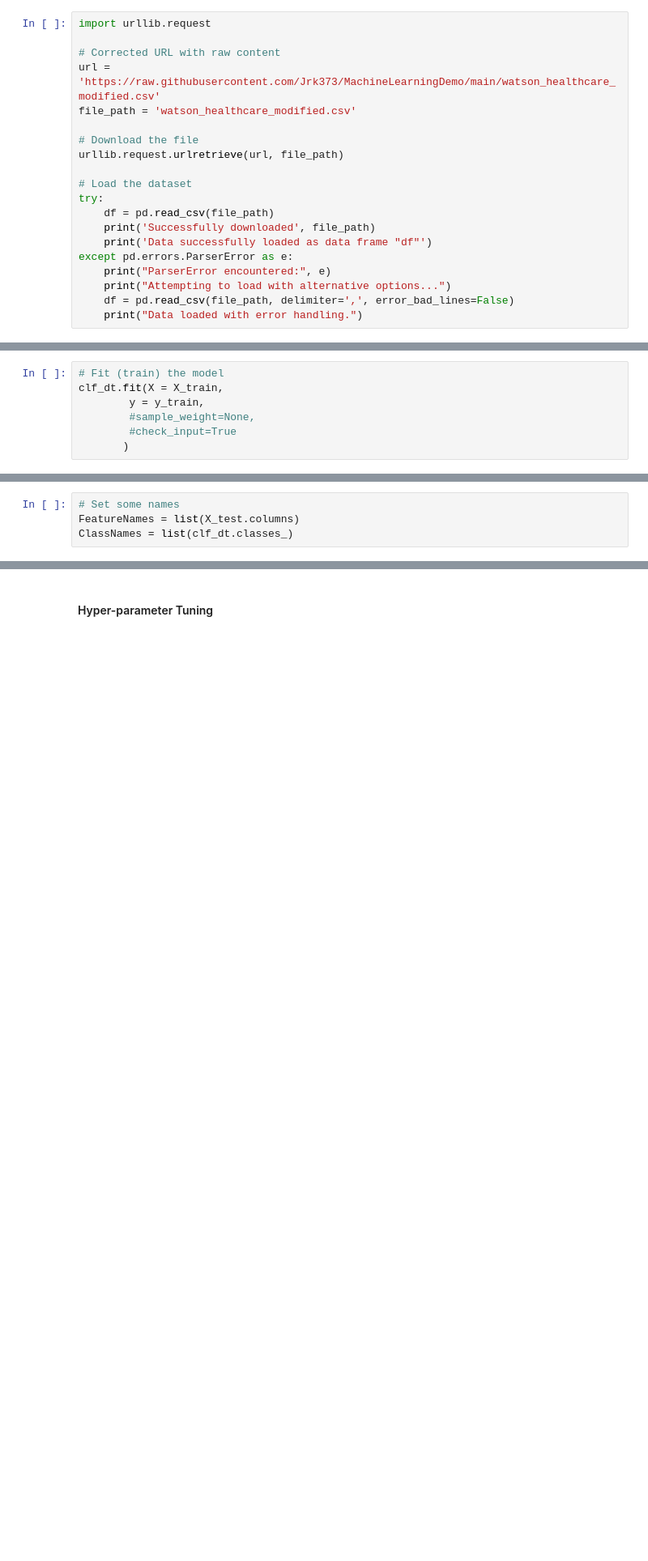
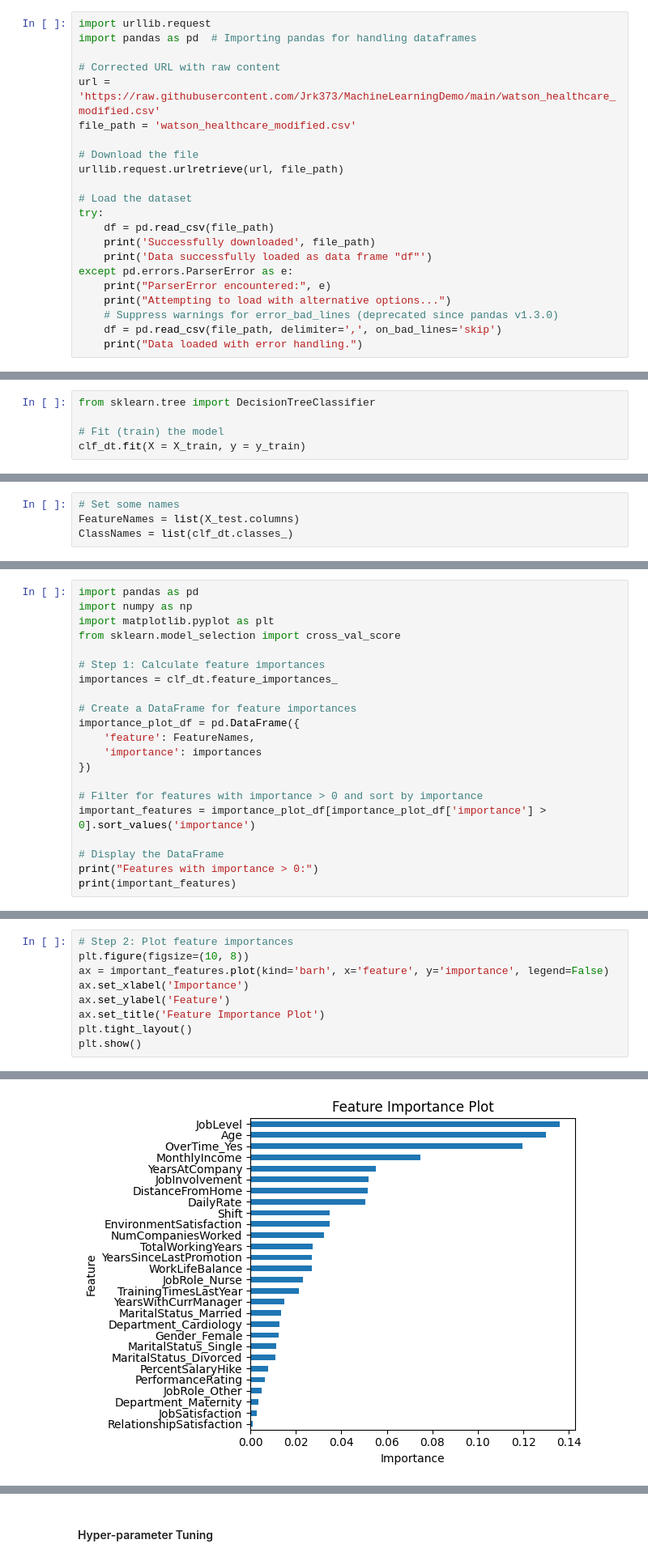
Before and after one commit to Jrk373/MachineLearningDemo, a Jupyter notebook: DecisionTreeClasifier.ipynb, the cells around one changed output, grey strips where cells are left out. Shown: that part at 81% size. Drawn from its saved outputs; the diff is of its cells as text; blank space fills up the shorter version.

```diff
--- a/DecisionTreeClasifier.ipynb
+++ b/DecisionTreeClasifier.ipynb
@@ -22,5 +75,6 @@ from sklearn.metrics import ConfusionMatrixDisplay  # creates and draws a confus
 # %%
 import urllib.request
+import pandas as pd  # Importing pandas for handling dataframes
 
 # Corrected URL with raw content
 url = 'https://raw.githubusercontent.com/Jrk373/MachineLearningDemo/main/watson_healthcare_modified.csv'
@@ -37,7 +91,8 @@ try:
 except pd.errors.ParserError as e:
     print("ParserError encountered:", e)
     print("Attempting to load with alternative options...")
-    df = pd.read_csv(file_path, delimiter=',', error_bad_lines=False)
+    # Suppress warnings for error_bad_lines (deprecated since pandas v1.3.0)
+    df = pd.read_csv(file_path, delimiter=',', on_bad_lines='skip')
     print("Data loaded with error handling.")
 # %% [output]
 Successfully downloaded watson_healthcare_modified.csv
@@ -379,11 +517,9 @@ clf_dt = DecisionTreeClassifier(random_state=373)
 # %% [markdown]
 #### Fit the model
 # %%
+from sklearn.tree import DecisionTreeClassifier
+
 # Fit (train) the model
-clf_dt.fit(X = X_train,
-        y = y_train,
-        #sample_weight=None,
-        #check_input=True
-       )
+clf_dt.fit(X = X_train, y = y_train)
 # %% [output]
 DecisionTreeClassifier(random_state=373)
@@ -491,0 +592,21 @@ plt.show()
+# %%
+import pandas as pd
+import numpy as np
+import matplotlib.pyplot as plt
+from sklearn.model_selection import cross_val_score
+
+# Step 1: Calculate feature importances
+importances = clf_dt.feature_importances_
+
+# Create a DataFrame for feature importances
+importance_plot_df = pd.DataFrame({
+    'feature': FeatureNames,
+    'importance': importances
+})
+
+# Filter for features with importance > 0 and sort by importance
+important_features = importance_plot_df[importance_plot_df['importance'] > 0].sort_values('importance')
+
+# Display the DataFrame
+print("Features with importance > 0:")
+print(important_features)
@@ -491,0 +631,10 @@ plt.show()
+# %%
+# Step 2: Plot feature importances
+plt.figure(figsize=(10, 8))
+ax = important_features.plot(kind='barh', x='feature', y='importance', legend=False)
+ax.set_xlabel('Importance')
+ax.set_ylabel('Feature')
+ax.set_title('Feature Importance Plot')
+plt.tight_layout()
+plt.show()
+# %% [output]
@@ -491,0 +642 @@ plt.show()
+[figure, added]
```
Also changed, not shown: parts of 44 cells of this notebook.
